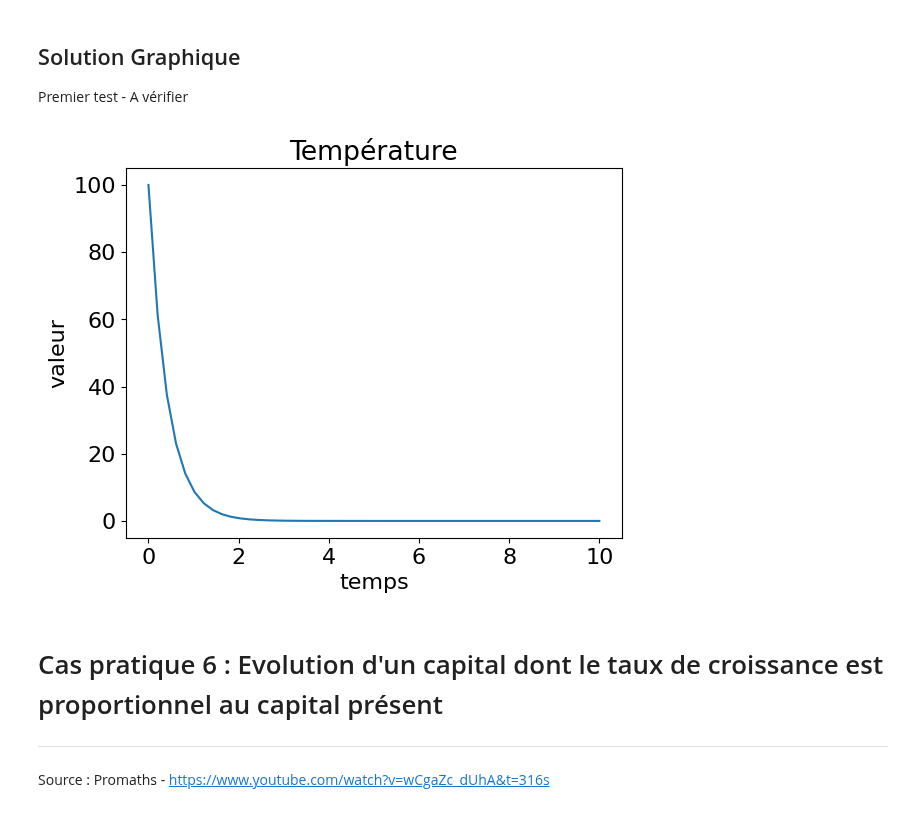
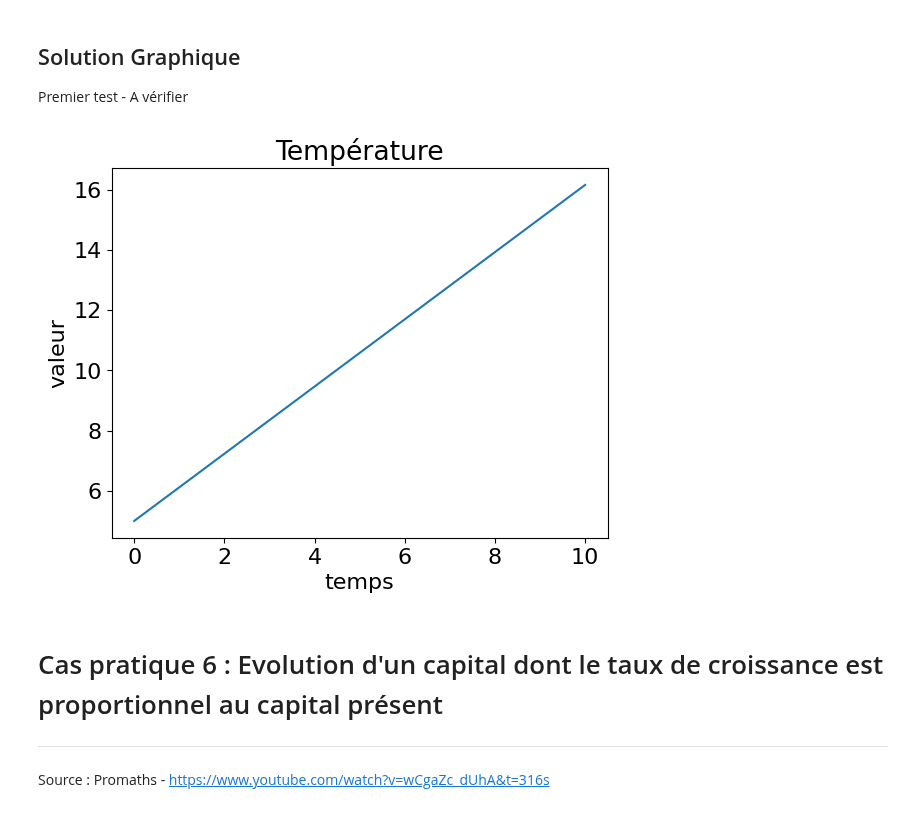
Before and after one commit to estellederrien/python-data-science, a Jupyter notebook: 05. Mathématiques/05. Equations différentielles/01. Equations differentielles en python.ipynb, the cells around one changed output. Cells and saved outputs as stored; diff of their text form; code cells hidden in the pictures.

```diff
--- a/05. Mathématiques/05. Equations différentielles/01. Equations differentielles en python.ipynb
+++ b/05. Mathématiques/05. Equations différentielles/01. Equations differentielles en python.ipynb
@@ -1226,31 +1226,31 @@ Premier test - A vérifier
 # %%
 
 k = 0.044629 # Taux de refroidissement
-T = 100 # Température de l'objet
-Tb = 20 # Témpérature ambiante
+T = 5 # Température de l'objet
+A = 30 # Témpérature ambiante
 
 # Equation
 def deriv (y,x) :
-    return   y * -k * ( T - Tb )
+    return    - k * ( T - A )
 
 #  Time points
 x = np.linspace ( 0 , 10)
 
 # Condition initiale
-y0 = 100
+y0 = 5
 
 # Résoudre l'équation diff
 solution = odeint ( deriv , y0 , x )
 y = solution [ : , 0 ]
 
 # Dessiner le résultat
 plt.plot ( x , y )
 plt.title("Température" )
 plt.ylabel("valeur")
 plt.xlabel("temps")
 plt.show()
 # %% [output]
-[figure, old version]
+[figure, new version]
 # %% [markdown]
 # Cas pratique 6 : Evolution d'un capital dont le taux de croissance est proportionnel au capital présent
 --------------------------------------------------------------------------------------------------
```
